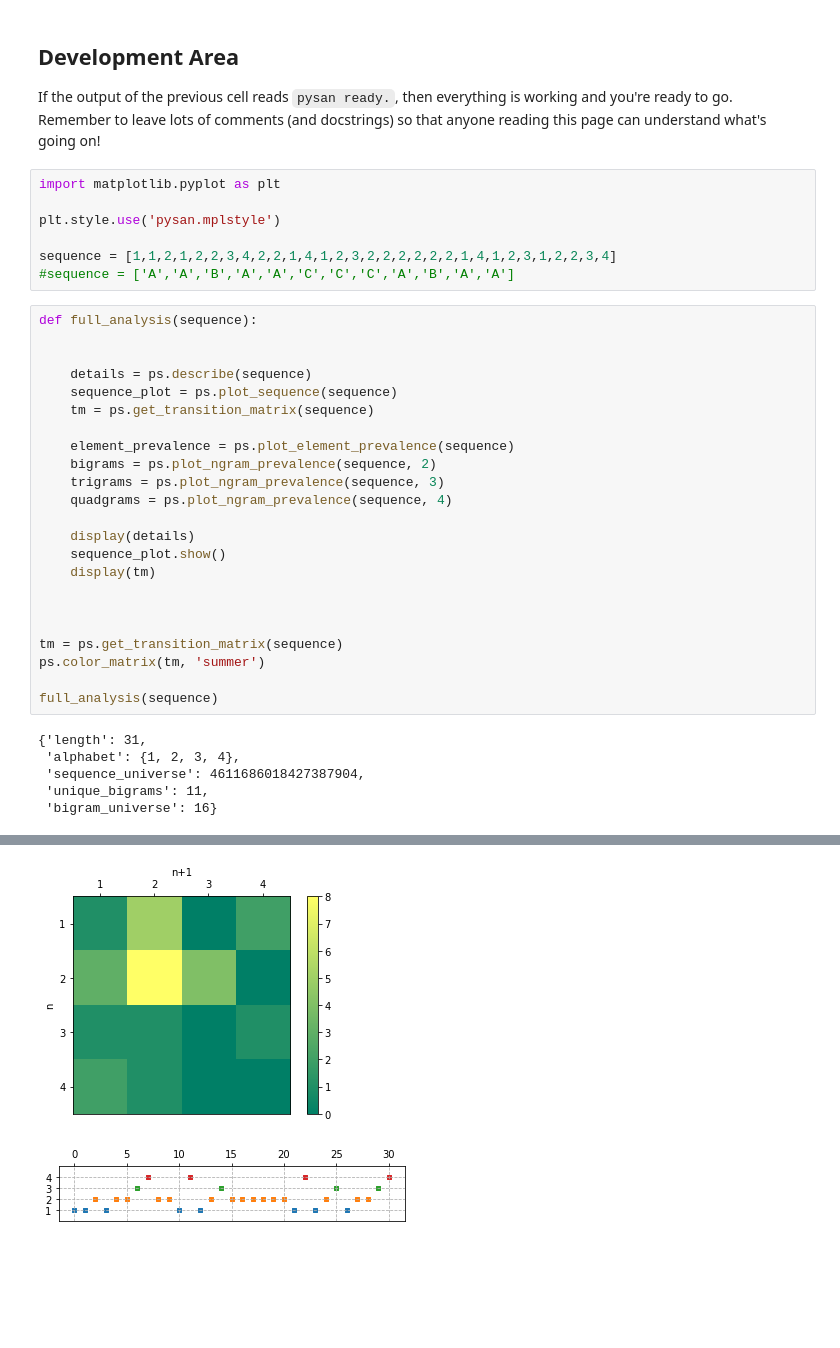
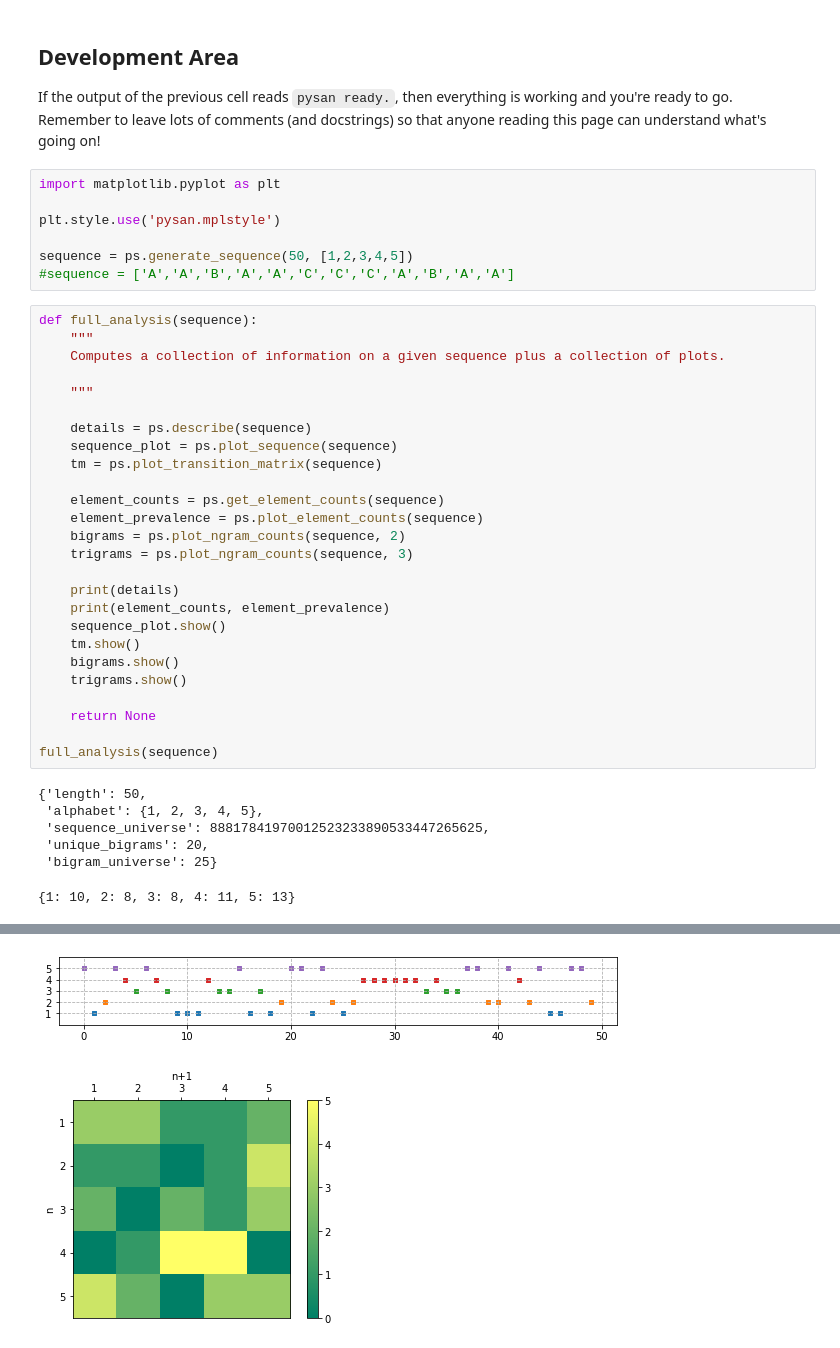
Before and after one commit to pysan-dev/pysan_classic, a Jupyter notebook: docs/notebooks/pysan_dev.ipynb, the cells around one changed output, grey strips where cells are left out. Saved outputs shown, nothing was run; the diff lists cells and outputs as text; blank space fills up the shorter version.

Commit message:
added full analysis method and new plotting methods

```diff
--- a/docs/notebooks/pysan_dev.ipynb
+++ b/docs/notebooks/pysan_dev.ipynb
@@ -17,34 +17,38 @@ import matplotlib.pyplot as plt
 
 plt.style.use('pysan.mplstyle')
 
-sequence = [1,1,2,1,2,2,3,4,2,2,1,4,1,2,3,2,2,2,2,2,2,1,4,1,2,3,1,2,2,3,4]
+sequence = ps.generate_sequence(50, [1,2,3,4,5])
 #sequence = ['A','A','B','A','A','C','C','C','A','B','A','A']
 # %%
 def full_analysis(sequence):
+    """
+    Computes a collection of information on a given sequence plus a collection of plots.
 
+    """
 
     details = ps.describe(sequence)
     sequence_plot = ps.plot_sequence(sequence)
-    tm = ps.get_transition_matrix(sequence)
+    tm = ps.plot_transition_matrix(sequence)
 
-    element_prevalence = ps.plot_element_prevalence(sequence)
-    bigrams = ps.plot_ngram_prevalence(sequence, 2)
-    trigrams = ps.plot_ngram_prevalence(sequence, 3)
-    quadgrams = ps.plot_ngram_prevalence(sequence, 4)
+    element_counts = ps.get_element_counts(sequence)
+    element_prevalence = ps.plot_element_counts(sequence)
+    bigrams = ps.plot_ngram_counts(sequence, 2)
+    trigrams = ps.plot_ngram_counts(sequence, 3)
 
-    display(details)
+    print(details)
+    print(element_counts, element_prevalence)
     sequence_plot.show()
-    display(tm)
+    tm.show()
+    bigrams.show()
+    trigrams.show()
 
-
-
-tm = ps.get_transition_matrix(sequence)
-ps.color_matrix(tm, 'summer')
+    return None
 
 full_analysis(sequence)
 # %% [output]
-{'length': 31,
- 'alphabet': {1, 2, 3, 4},
- 'sequence_universe': 4611686018427387904,
- 'unique_bigrams': 11,
- 'bigram_universe': 16}
+{'length': 50,
+ 'alphabet': {1, 2, 3, 4, 5},
+ 'sequence_universe': 88817841970012523233890533447265625,
+ 'unique_bigrams': 20,
+ 'bigram_universe': 25}
+{1: 10, 2: 8, 3: 8, 4: 11, 5: 13}
@@ -51,2 +56,2 @@ full_analysis(sequence)
-[figure, old version]
+[figure, new version]
-[figure, old version]
+[figure, new version]
```
Also changed, not shown: parts of 2 cells of this notebook, 4 other files.
